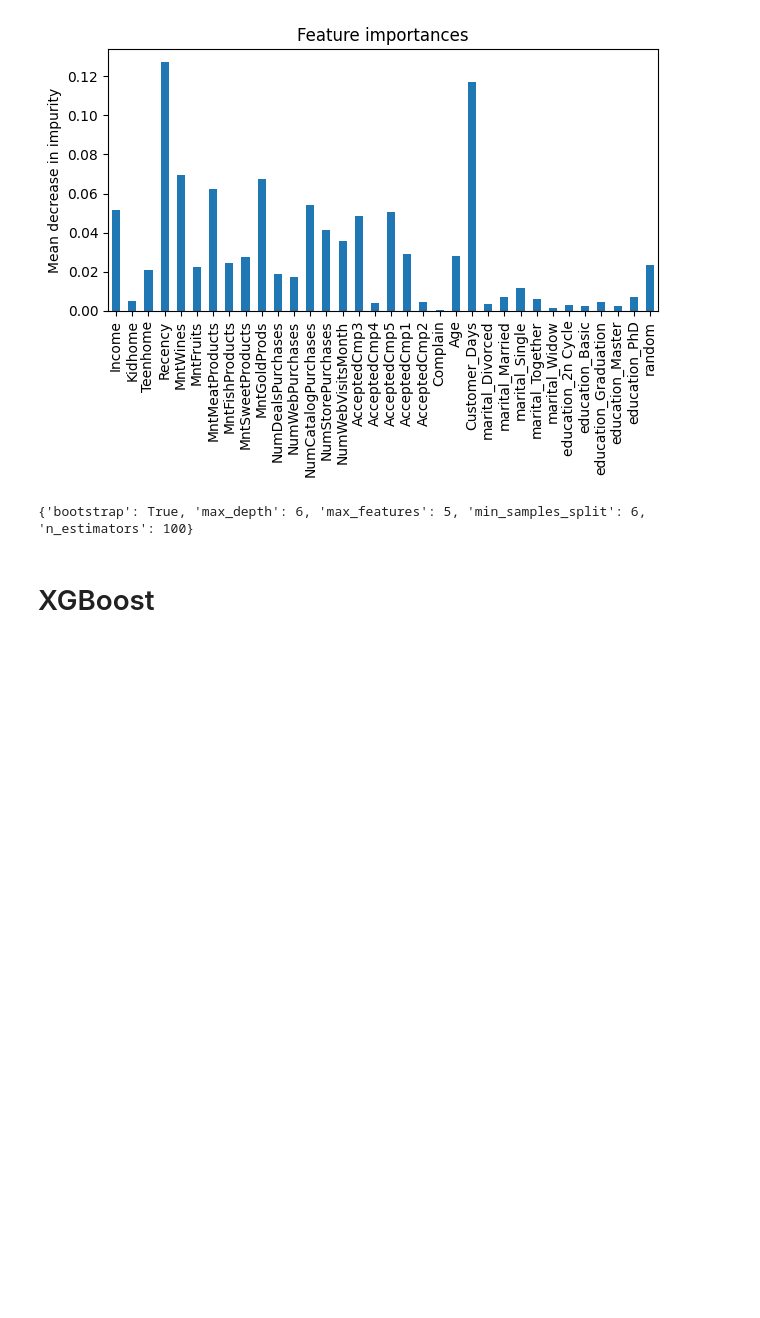
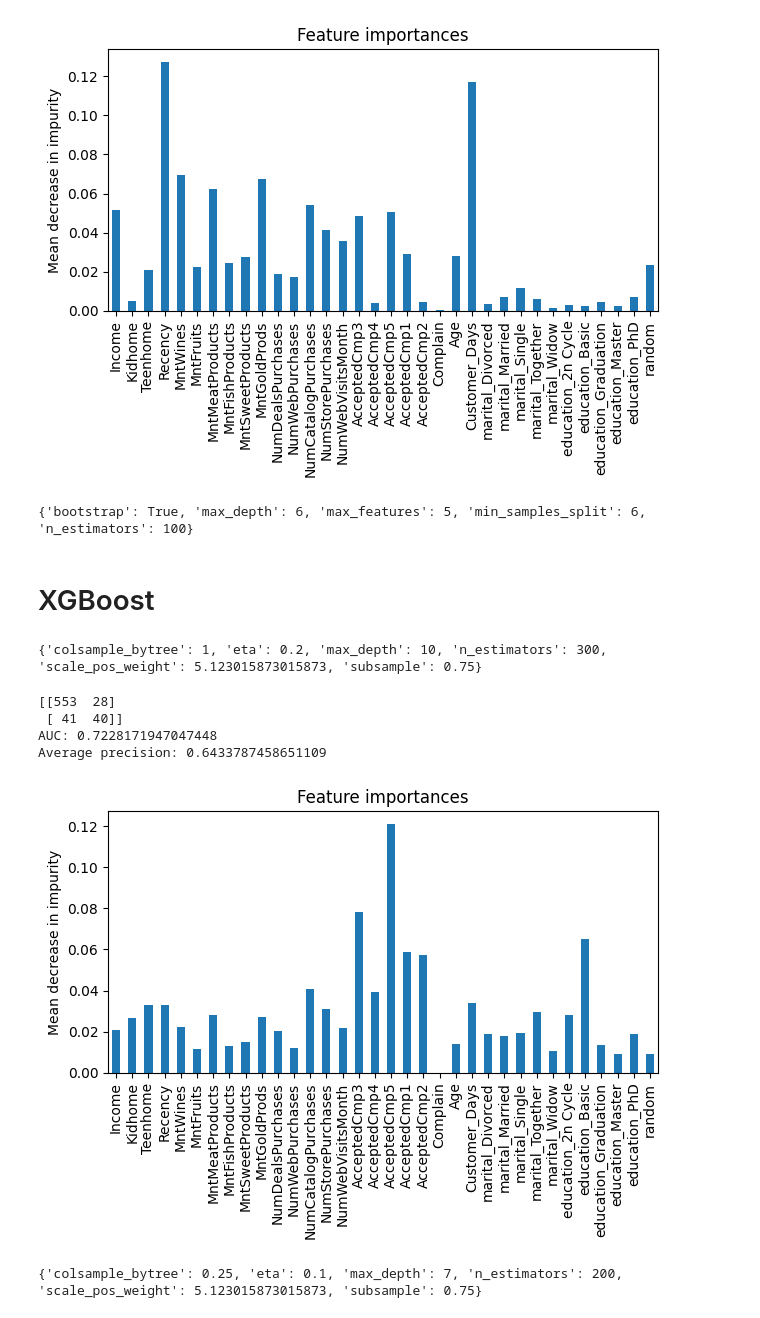
Before and after one commit to mariejbennett/customer-market-analysis, a Jupyter notebook: response_prediction.ipynb, the cells around one changed output. Saved outputs shown, nothing was run; the diff lists cells and outputs as text; code cells hidden in the pictures; blank space fills up the shorter version.

```diff
--- a/response_prediction.ipynb
+++ b/response_prediction.ipynb
@@ -221,11 +221,11 @@ pos_weight = (len(y_train) - sum(y_train)) / sum(y_train)
 # define a list of possible hyperparameter values
 param_grid = {
     'scale_pos_weight': [pos_weight],
-    'n_estimators': [5, 10, 15, 20, 25],
-    'eta': [0.1, 0.15, 0.2, 0.25],
-    'max_depth': [3, 4, 5, 6, 7],
-    'subsample': [0.25, 0.5, 0.75, 1],
-    'colsample_bytree': [0.25, 0.5, 0.75, 1]
+    'n_estimators': [50, 100, 200, 300, 400],
+    'eta': [0.2],
+    'max_depth': [7, 8, 9, 10, 11],
+    'subsample': [0.75],
+    'colsample_bytree': [1]
 }
 
 # perform a grid serach with cross-validation
@@ -234,15 +234,18 @@ grid_search.fit(X_train, y_train)
 
 # print the best hyperparameter values
 print(grid_search.best_params_)
+# %% [output]
+{'colsample_bytree': 1, 'eta': 0.2, 'max_depth': 10, 'n_estimators': 300, 'scale_pos_weight': 5.123015873015873, 'subsample': 0.75}
 # %%
 # build model with best hyperparameter values
-xgb = XGBClassifier(n_estimators =,
-                    eta =,
-                    max_depth =,
-                    subsample =,
-                    colsample_bytree =,
+xgb = XGBClassifier(n_estimators = 300,
+                    eta = 0.2,
+                    max_depth = 10,
+                    subsample = 0.75,
+                    colsample_bytree = 1,
                     objective = 'binary:logistic',
-                    random_state = 12345, scale_pos_weight = pos_weight)
+                    random_state = 12345,
+                    scale_pos_weight = pos_weight)
 xgb.fit(X_train, y_train)
 
 # predict on the test data
@@ -258,48 +261,61 @@ y_scores = xgb.predict_proba(X_test)[:, 1]
 print(confusion_matrix(y_test, y_pred))
 print('AUC:', roc_auc_score(y_test, y_pred))
 print('Average precision:', average_precision_score(y_test, y_scores))
+# %% [output]
+[[553  28]
+ [ 41  40]]
+AUC: 0.7228171947047448
+Average precision: 0.6433787458651109
 # %%
 # variable selection (random variable method)
 
+# copy the training data and add a random variable
+X_train_r = X_train.copy()
+X_train_r['random'] = np.random.normal(0, 1, 1543)
+
 # build the xgboost model with the random variable
-xgb_random = XGBClassifier(n_estimators =,
-                    eta =,
-                    max_depth =,
-                    subsample =,
-                    colsample_bytree =,
-                    objective = 'binary:logistic',
-                    random_state = 12345,
-                    scale_pos_weight = pos_weight)
-xgb_random.fit(X_train_rdu, y_train)
+xgb_random = XGBClassifier(n_estimators = 300,
+                           eta = 0.2,
+                           max_depth = 10,
+                           subsample = 0.75,
+                           colsample_bytree = 1,
+                           objective = 'binary:logistic',
+                           random_state = 12345,
+                           scale_pos_weight = pos_weight)
+xgb_random.fit(X_train_r, y_train)
 
 # save the importance metrics into an object
 xgb_importances = pd.Series(xgb_random.feature_importances_, index = xgb_random.feature_names_in_)
 
 # plot the feature importances
 fig, ax = plt.subplots()
 xgb_importances.plot.bar(ax = ax)
 ax.set_title("Feature importances")
 ax.set_ylabel("Mean decrease in impurity")
 fig.tight_layout()
 
 plt.show()
+# %% [output]
+[figure, added]
 # %%
 # re-tuning parameters with reduced model
-X_train_rdu = X_train[['Income', 'Recency', 'MntWines', 'MntMeatProducts', 'MntGoldProds',
-                        'NumStorePurchases', 'AcceptedCmp3', 'AcceptedCmp5', 'AcceptedCmp1',
-                        'Age', 'Customer_Days']]
+X_train_rdu = X_train.drop(['Complain', 'education_Graduation', 'education_Master', 'MntFruits',
+                       'NumWebPurchases', 'marital_Widow'], axis=1)
 
 # initialize the random forest classifier
 xgb = XGBClassifier(objective = 'binary:logistic', random_state = 12345)
 
+# implement weighting to account for imblanaced responses
+pos_weight = (len(y_train) - sum(y_train)) / sum(y_train)
+
 # define a list of possible hyperparameter values
 param_grid = {
     'scale_pos_weight': [pos_weight],
-    'n_estimators': [5, 10, 15, 20, 25],
-    'eta': [0.1, 0.15, 0.2, 0.25],
-    'max_depth': [3, 4, 5, 6, 7],
-    'subsample': [0.25, 0.5, 0.75, 1],
-    'colsample_bytree': [0.25, 0.5, 0.75, 1]
+    'n_estimators': [200],
+    'eta': [0.1],
+    'max_depth': [7, 8, 9, 10, 11],
+    'subsample': [0.75],
+    'colsample_bytree': [0.25]
 }
 
 # perform grid serach with cross-validation
@@ -308,3 +324,5 @@ grid_search.fit(X_train_rdu, y_train)
 
 # print the best hyperparameter values
 print(grid_search.best_params_)
+# %% [output]
+{'colsample_bytree': 0.25, 'eta': 0.1, 'max_depth': 7, 'n_estimators': 200, 'scale_pos_weight': 5.123015873015873, 'subsample': 0.75}
```
Also changed, not shown: parts of 3 cells of this notebook.
